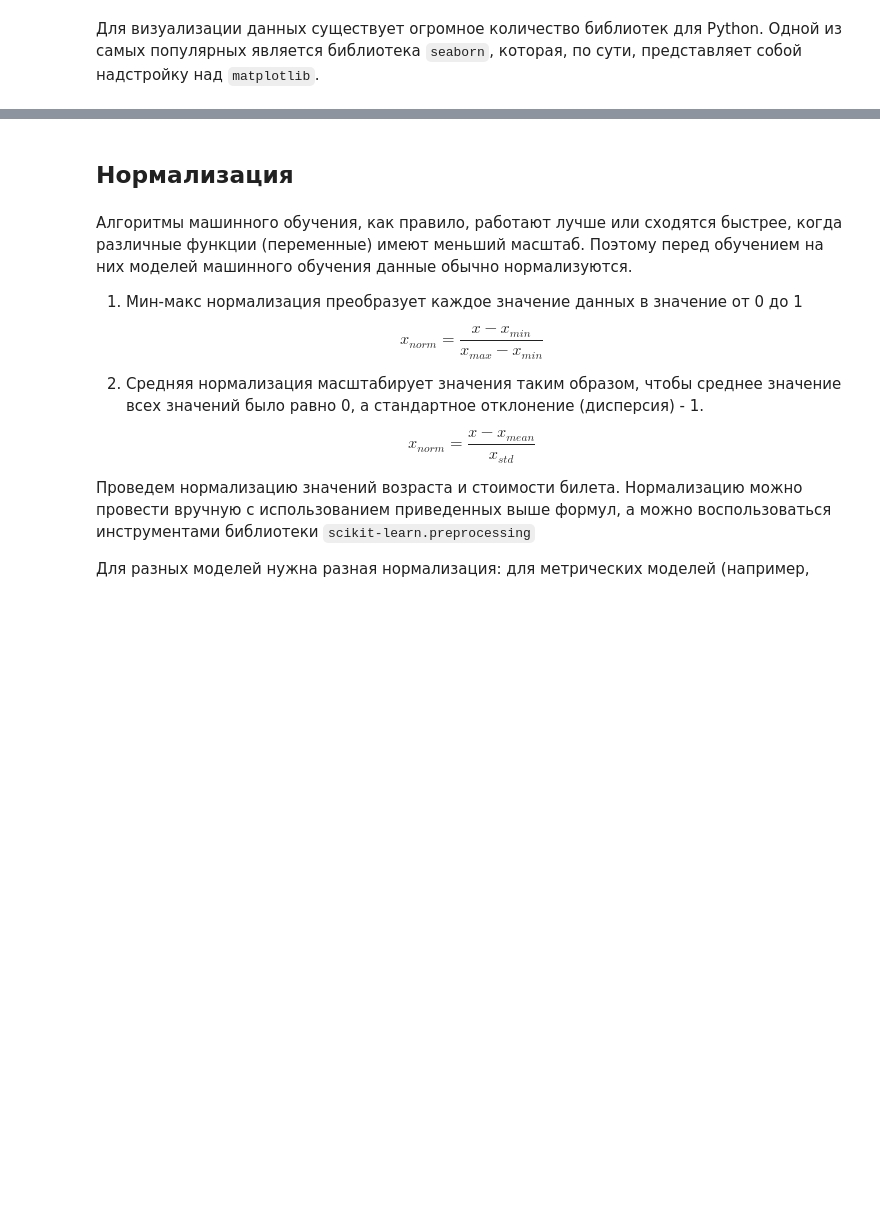
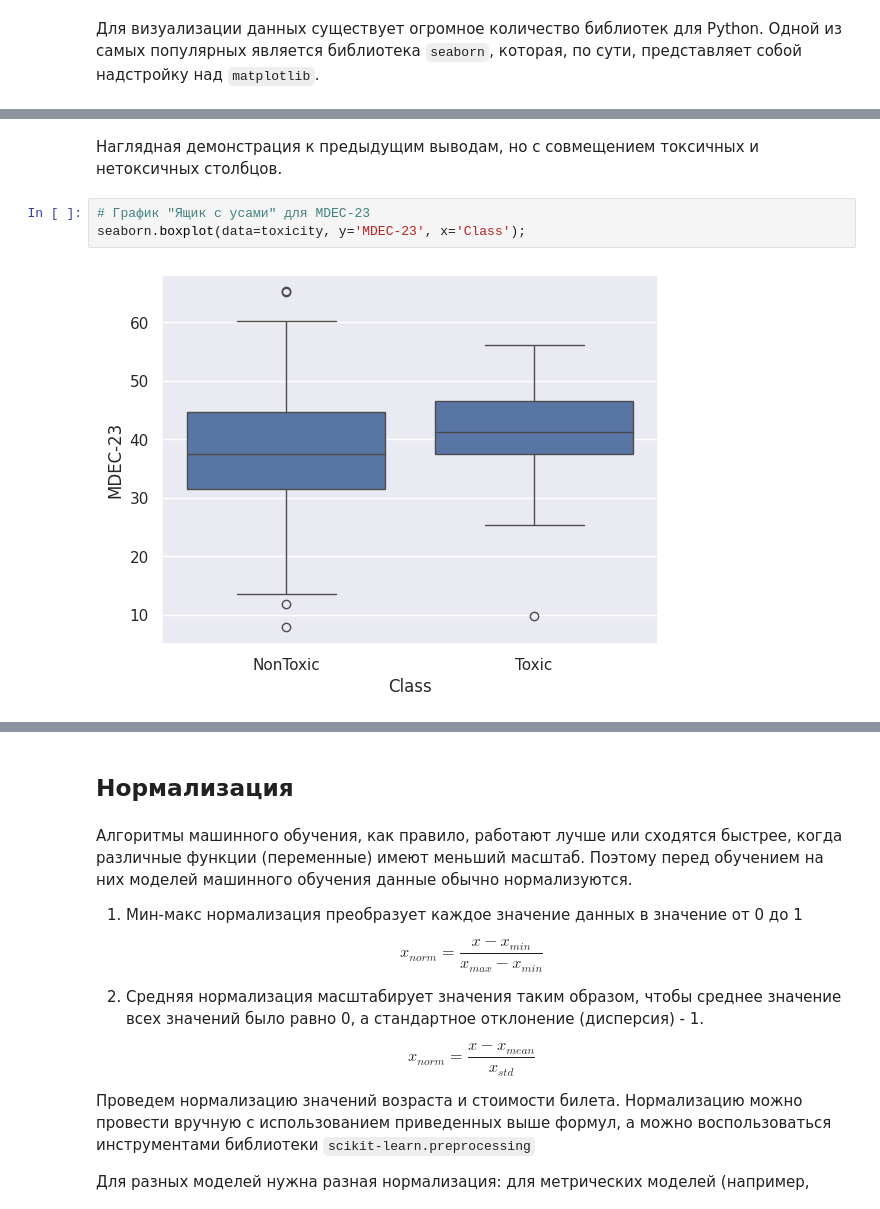
Before and after one commit to namespaceStedd/atanalize, a Jupyter notebook: 2. Data preprocessing.ipynb, the cells around one changed output, grey strips where cells are left out. Drawn from its saved outputs; the diff is of its cells as text; blank space fills up the shorter version.

```diff
--- a/2. Data preprocessing.ipynb
+++ b/2. Data preprocessing.ipynb
@@ -429,0 +384,7 @@ sns.pairplot(train, kind="scatter", hue="Survived");
+# %% [markdown]
+Наглядная демонстрация к предыдущим выводам, но с совмещением токсичных и нетоксичных столбцов.
+# %%
+# График "Ящик с усами" для MDEC-23
+seaborn.boxplot(data=toxicity, y='MDEC-23', x='Class');
+# %% [output]
+[figure, added]
```
Also changed, not shown: parts of 75 cells of this notebook.
